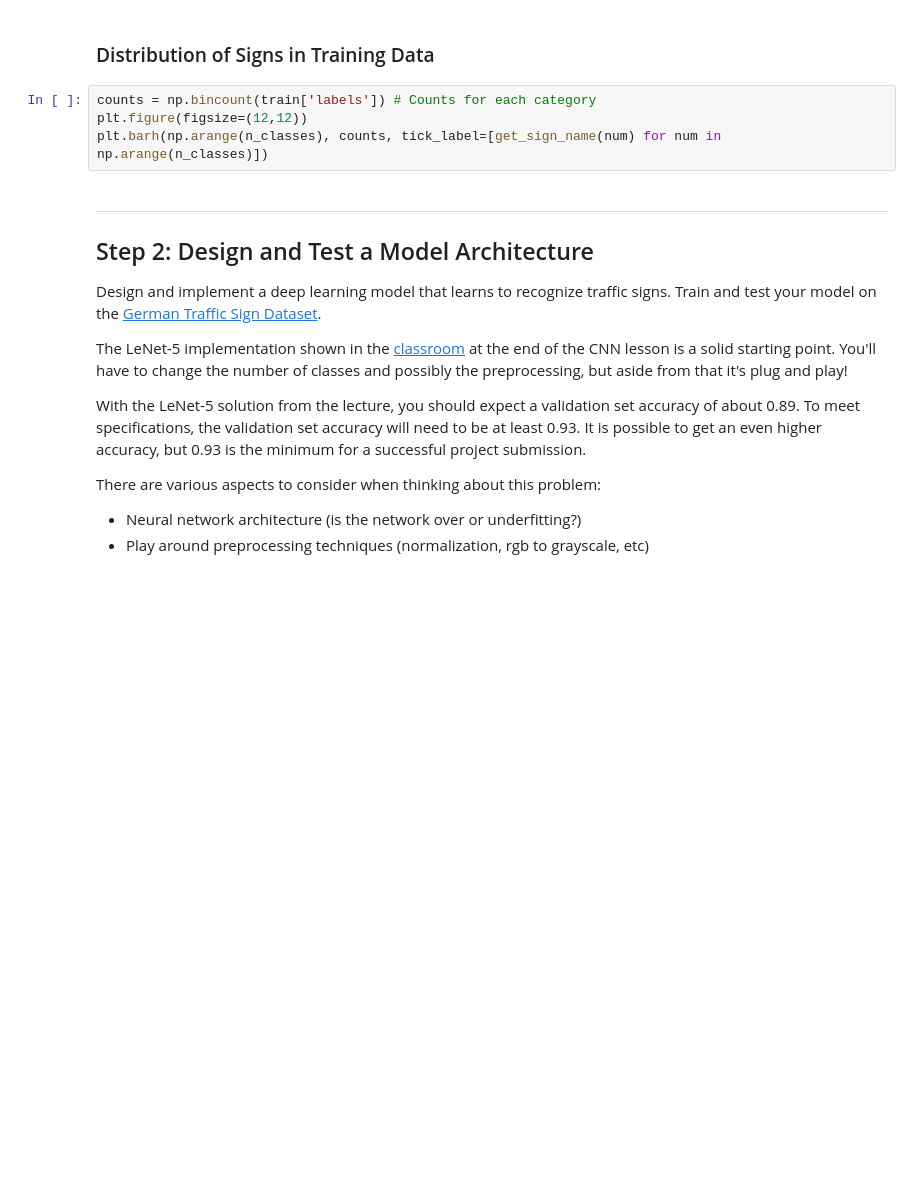
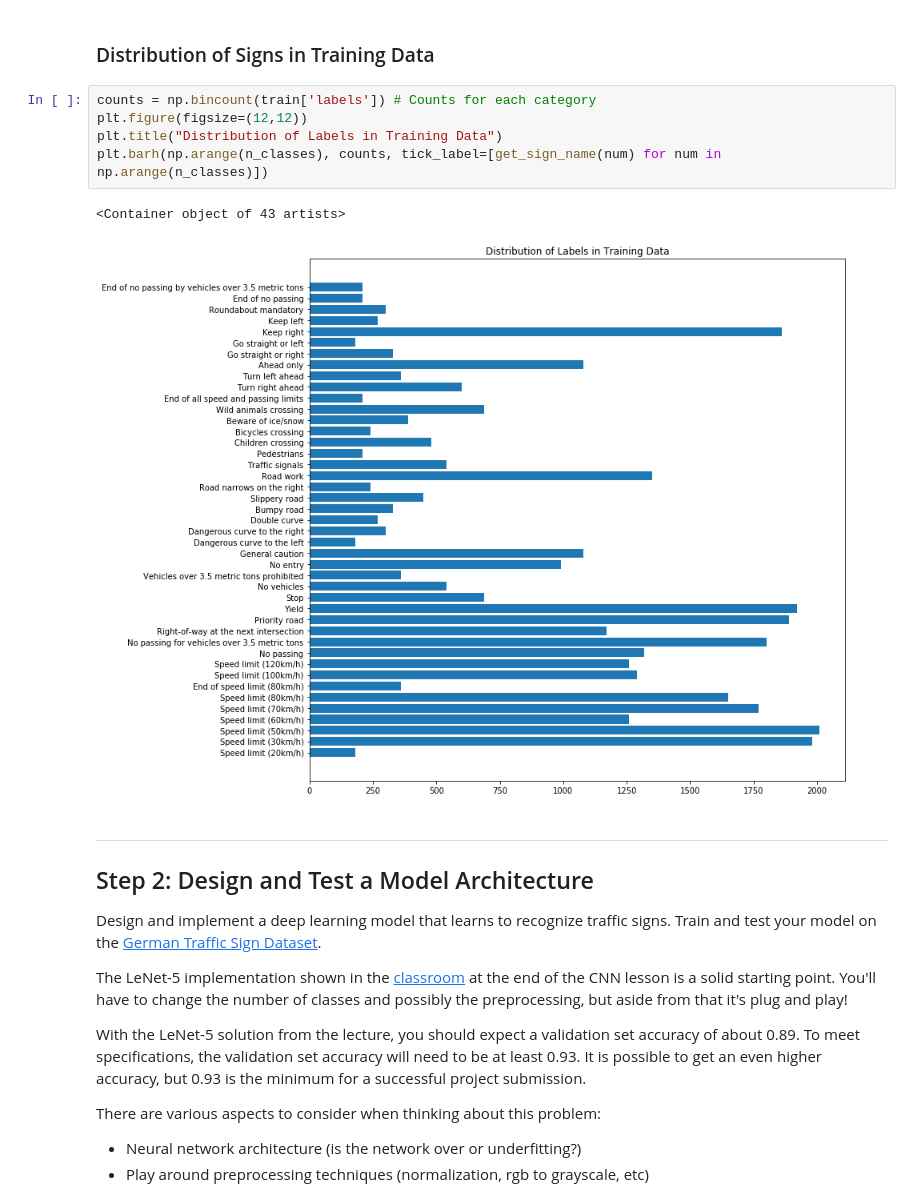
Before and after one commit to timothyta12/CarND-Traffic-Sign-Classifier-Project, a Jupyter notebook: Traffic_Sign_Classifier.ipynb, the cells around one changed output. Drawn from its saved outputs; the diff is of its cells as text; blank space fills up the shorter version.

```diff
--- a/Traffic_Sign_Classifier.ipynb
+++ b/Traffic_Sign_Classifier.ipynb
@@ -138,7 +153,11 @@ show_images(train['features'][:20], cols=4, labels=[get_sign_name(label) for lab
 # %%
 counts = np.bincount(train['labels']) # Counts for each category
 plt.figure(figsize=(12,12))
+plt.title("Distribution of Labels in Training Data")
 plt.barh(np.arange(n_classes), counts, tick_label=[get_sign_name(num) for num in np.arange(n_classes)])
+# %% [output]
+<Container object of 43 artists>
+[figure, added]
 # %% [markdown]
 ----
 
```
Also changed, not shown: parts of 17 cells of this notebook.
